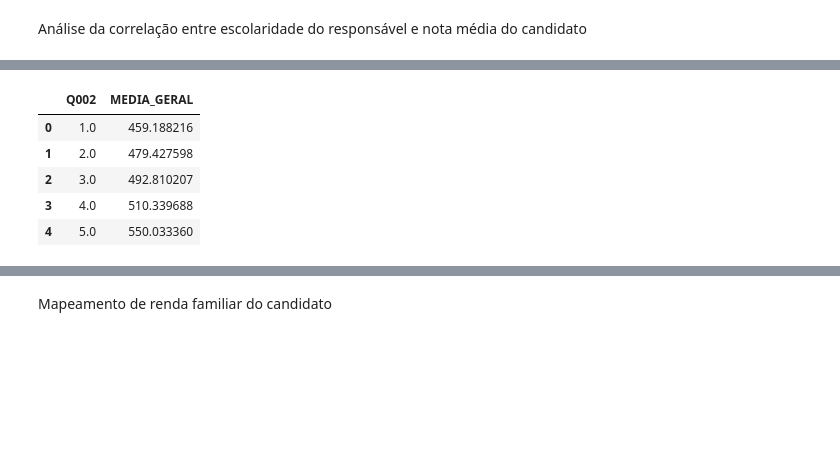
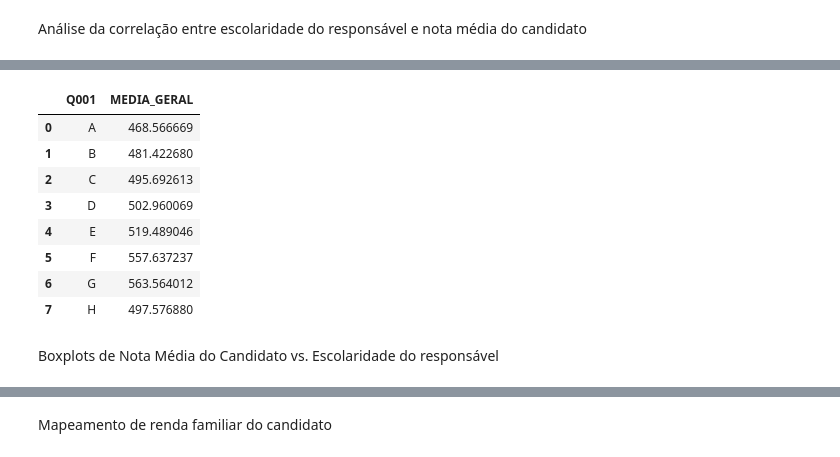
Before and after one commit to mvs105/TESI1-2026.1, a Jupyter notebook: pre_processamento_acre.ipynb, the cells around one changed output, grey strips where cells are left out. Saved outputs shown, nothing was run; the diff lists cells and outputs as text; code cells hidden in the pictures; blank space fills up the shorter version.

```diff
--- a/pre_processamento_acre.ipynb
+++ b/pre_processamento_acre.ipynb
@@ -170,6 +201,7 @@ mapeamento_escolaridade = {
     'G' : 5,
 }
 
+# O que será mostrado no gráfico
 labels_escolaridade = {
     1: 'Nunca estudou',
     2: 'Fundamental incompleto',
@@ -178,13 +210,10 @@ labels_escolaridade = {
     5: 'Superior completo',
 }
 
+# Guarda as escolaridades em ordem crescente
 ordem_labels = [labels_escolaridade[i] for i in labels_escolaridade]
 
 df_questionario = df_acre.copy()
-
-
-df_questionario["Q001"] = df_acre["Q001"].map(mapeamento_escolaridade)
-df_questionario["Q002"] = df_acre["Q002"].map(mapeamento_escolaridade)
 # %% [markdown]
 Análise da correlação entre escolaridade do responsável e nota média do candidato
 # %%
@@ -203,11 +236,16 @@ display(analise_mae)
 # %%
-analise_pai = df_questionario.groupby('Q002')['MEDIA_GERAL'].mean().reset_index()
+analise_pai = df_questionario.groupby('Q001')['MEDIA_GERAL'].mean().reset_index()
 display(analise_pai)
 # %% [output]
-|  | Q002 | MEDIA_GERAL |
-| 0 | 1.0 | 459.188216 |
-| 1 | 2.0 | 479.427598 |
-| 2 | 3.0 | 492.810207 |
-| 3 | 4.0 | 510.339688 |
-| 4 | 5.0 | 550.033360 |
+|  | Q001 | MEDIA_GERAL |
+| 0 | A | 468.566669 |
+| 1 | B | 481.422680 |
+| 2 | C | 495.692613 |
+| 3 | D | 502.960069 |
+| 4 | E | 519.489046 |
+| 5 | F | 557.637237 |
+| 6 | G | 563.564012 |
+| 7 | H | 497.576880 |
+# %% [markdown]
+Boxplots de Nota Média do Candidato vs. Escolaridade do responsável
 # %%
```
Also changed, not shown: parts of 17 cells of this notebook.
